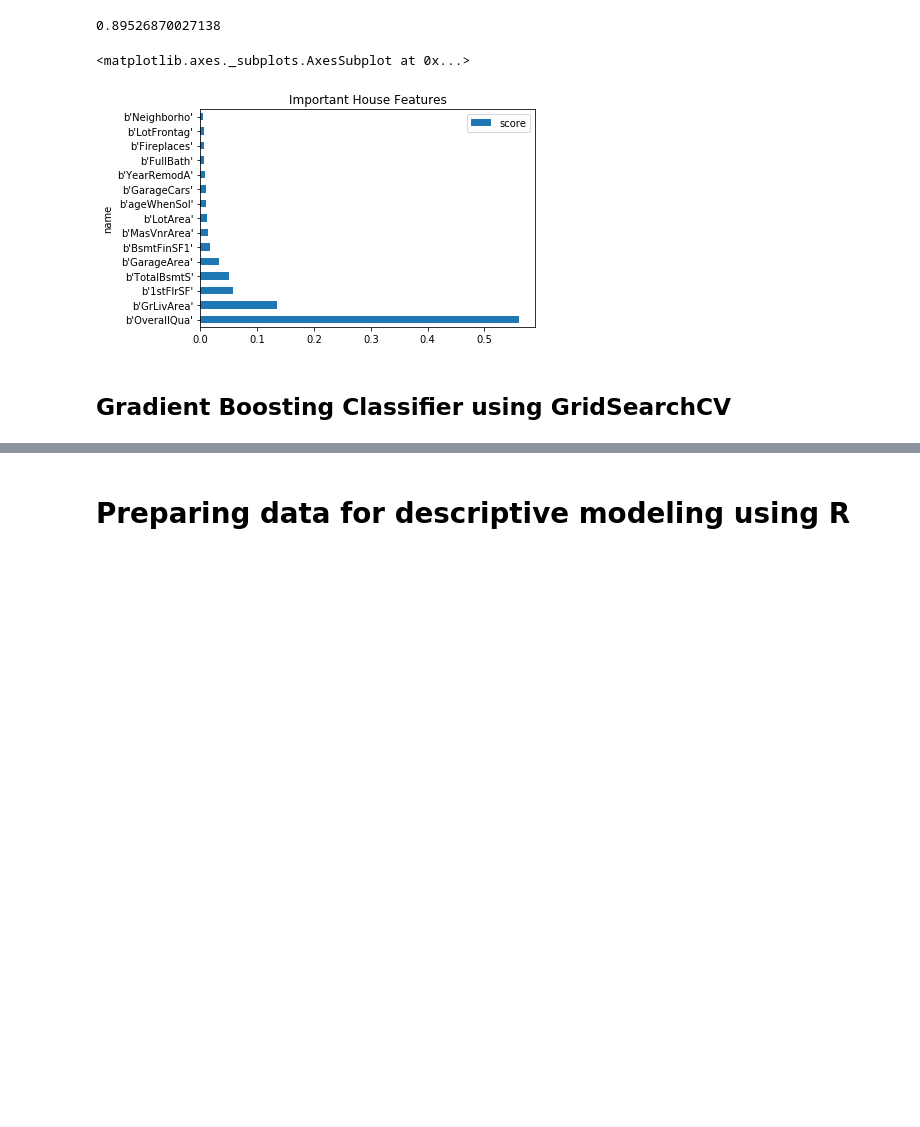
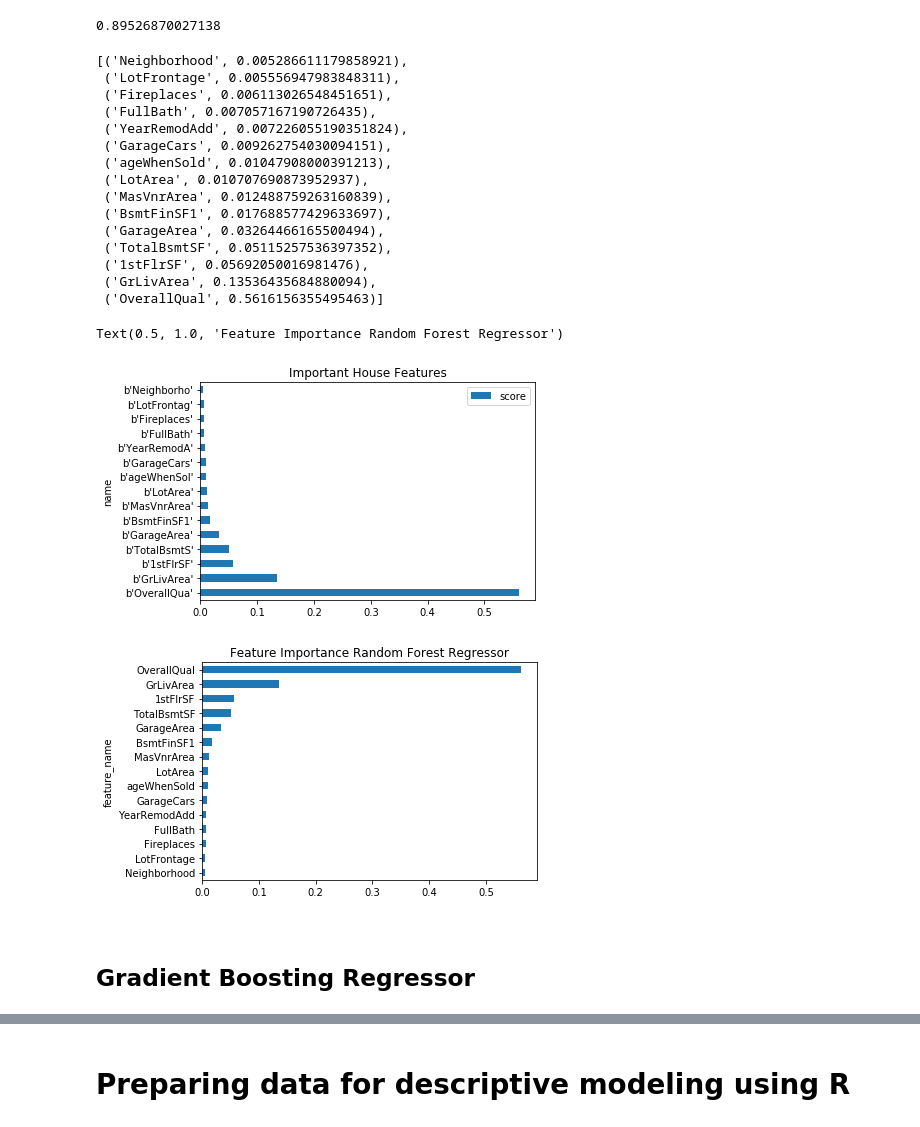
Before and after one commit to randypantinople/machineLearningTeamProject, a Jupyter notebook: randypantinople/Ames ML Project(randy).ipynb, the cells around one changed output, grey strips where cells are left out. Drawn from its saved outputs; the diff is of its cells as text; code cells hidden in the pictures; blank space fills up the shorter version.

```diff
--- a/randypantinople/Ames ML Project(randy).ipynb
+++ b/randypantinople/Ames ML Project(randy).ipynb
@@ -1081,15 +977,45 @@ randomForest2.score(X_test, y_test)
 # %% [output]
 0.89526870027138
 # %%
-feature_importance = list(zip(X_train.columns, randomForest2.feature_importances_))
-dtype = [('feature', 'S10'), ('importance', 'float')]
-feature_importance = np.array(feature_importance, dtype=dtype)
-feature_sort = np.sort(feature_importance, order='importance')[::-1]
-name, score = zip(*list(feature_sort))
-pd.DataFrame({'name':name,'score':score})[:15].plot.barh(x='name', y='score', title= 'Important House Features')
+# feature_importance = list(zip(X_train.columns, randomForest2.feature_importances_))
+# #dtype = [('feature', 'S10'), ('importance', 'float')]
+# feature_importance = np.array(feature_importance, dtype=dtype)
+# feature_sort = np.sort(feature_importance, order='importance')[::-1]
+
+sorted_importance2 = sorted(zip(X_train.columns, randomForest2.feature_importances_), key=lambda t:t[1], reverse=True)[:15]
+sorted_importance2.sort(key= lambda t : t[1])
+sorted_importance2
 # %% [output]
-<matplotlib.axes._subplots.AxesSubplot at 0x...>
+[('Neighborhood', 0.005286611179858921),
+ ('LotFrontage', 0.005556947983848311),
+ ('Fireplaces', 0.006113026548451651),
+ ('FullBath', 0.007057167190726435),
+ ('YearRemodAdd', 0.007226055190351824),
+ ('GarageCars', 0.009262754030094151),
+ ('ageWhenSold', 0.01047908000391213),
+ ('LotArea', 0.010707690873952937),
+ ('MasVnrArea', 0.012488759263160839),
+ ('BsmtFinSF1', 0.017688577429633697),
+ ('GarageArea', 0.03264466165500494),
+ ('TotalBsmtSF', 0.05115257536397352),
+ ('1stFlrSF', 0.05692050016981476),
+ ('GrLivArea', 0.13536435684880094),
+ ('OverallQual', 0.5616156355495463)]
-[figure, removed]
+# %%
+feature_sort = np.sort(feature_importance, order='importance')[::-1]
+name, score = zip(*list(feature_sort))
+pd.DataFrame({'name':name,'score':score})[:15].plot.barh(x='name', y='score', title= 'Important House Features')
+
+
+a, b = zip(*sorted_importance2) # this splits the list of tuples into two lists
+pd.DataFrame({'feature_name':a, 'importance_score':b}).plot.barh(x='feature_name',y='importance_score', legend=None)
+plt.title('Feature Importance Random Forest Regressor')
+# %% [output]
+Text(0.5, 1.0, 'Feature Importance Random Forest Regressor')
+[figure, added]
+[figure, added]
 # %% [markdown]
-## Gradient Boosting Classifier using GridSearchCV
+<!-- ## Gradient Boosting Regressor using GridSearchCV -->
+# %% [markdown]
+## Gradient Boosting Regressor
 # %%
```
Also changed, not shown: parts of 34 cells of this notebook, 1 other file.
